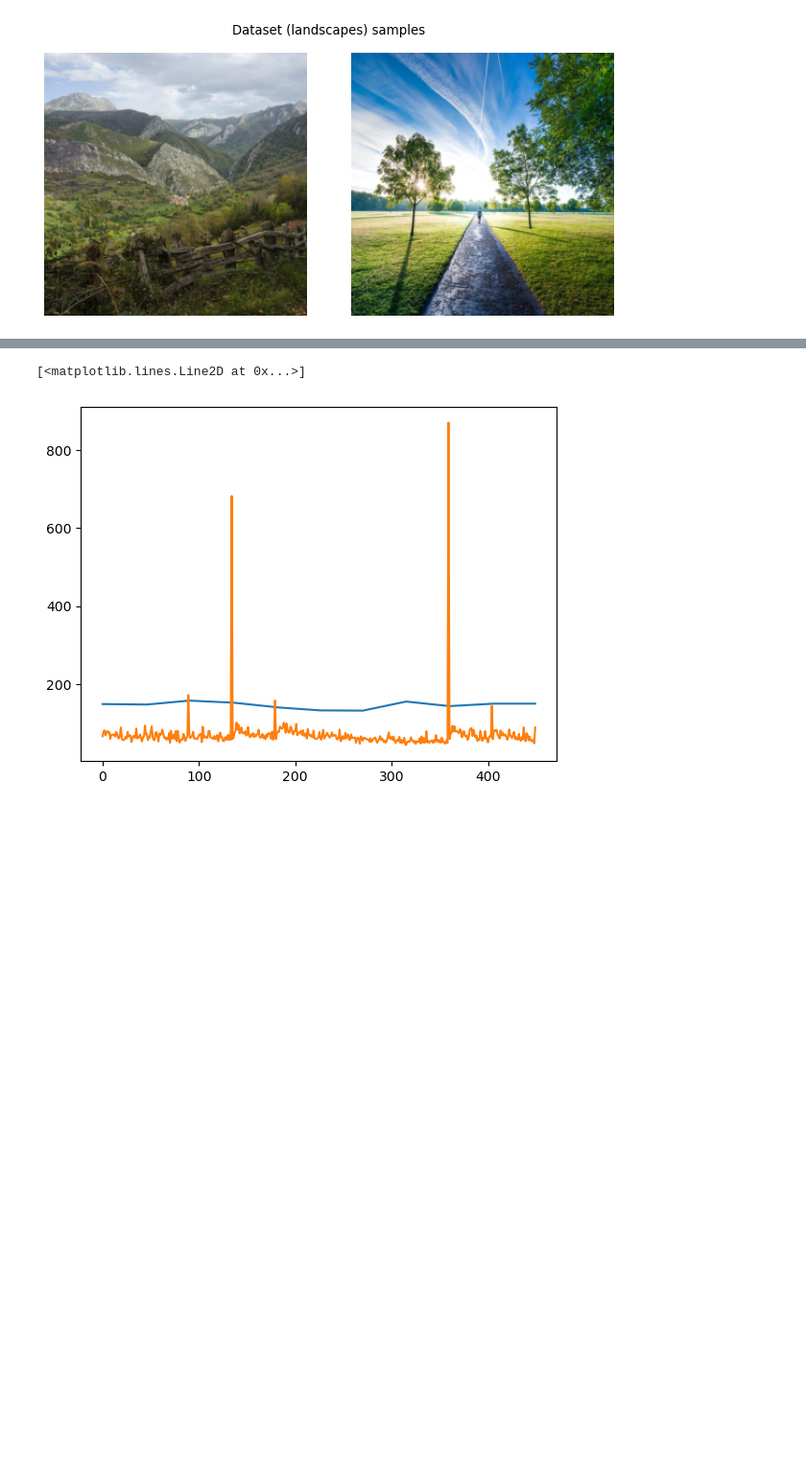
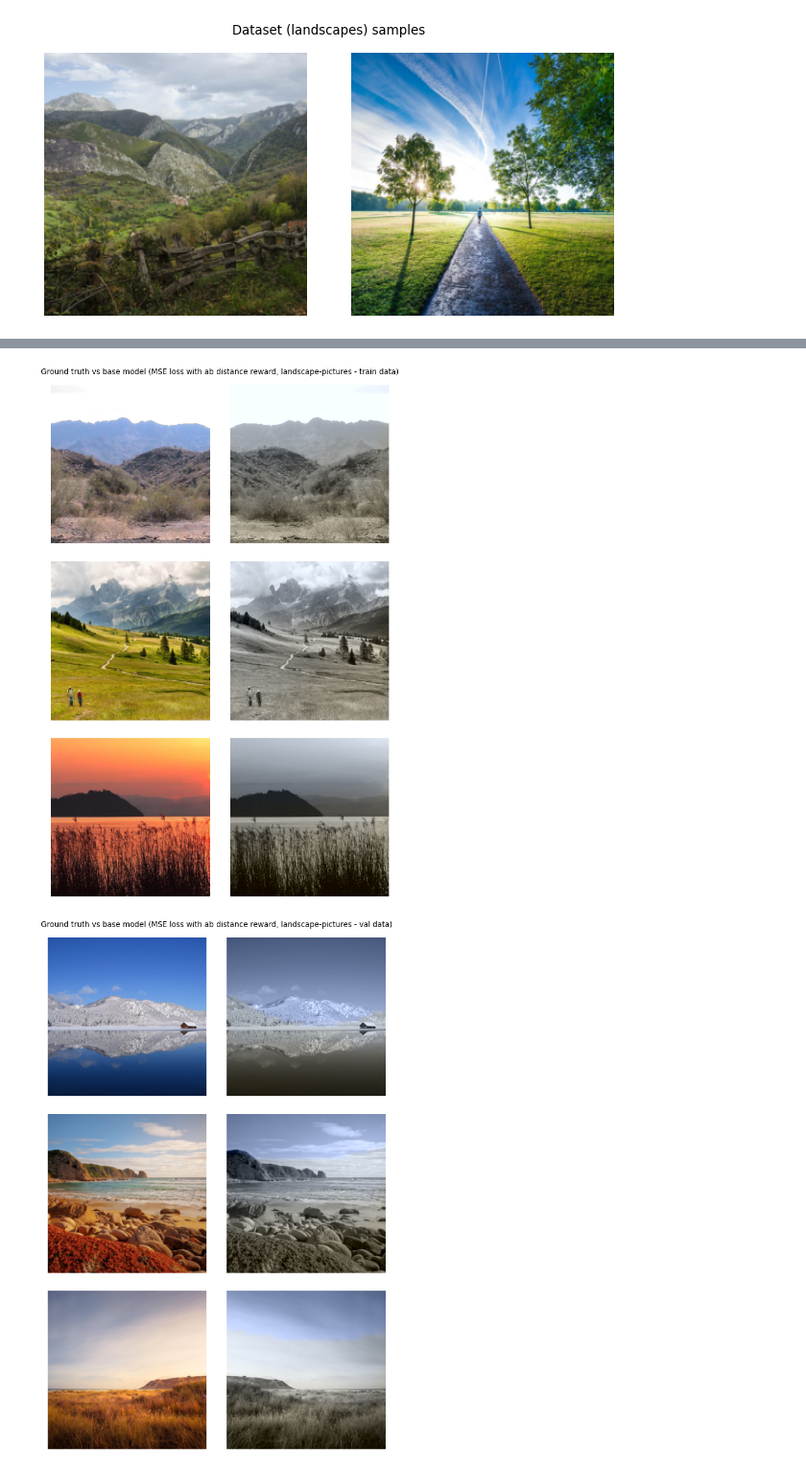
Before and after one commit to antonjolsson/image-colorization, a Jupyter notebook: image-colorization.ipynb, the cells around one changed output, grey strips where cells are left out. Shown at 96% size. Cells and saved outputs as stored; diff of their text form; code cells hidden in the pictures; blank space fills up the shorter version.

```diff
--- a/image-colorization.ipynb
+++ b/image-colorization.ipynb
@@ -361,15 +366,16 @@ def validate(model, loss_fn, val_loader, device):
             val_acc_cum += acc_batch_avg
     return val_loss_cum / len(val_loader), val_acc_cum / len(val_loader)
 # %%
-lr = 0.0001
-optimizer = torch.optim.Adam(base_model.parameters(), lr=lr)
+model = base_model_mse_dist_reward
+lr = 0.001
+optimizer = torch.optim.Adam(model.parameters(), lr=lr)
 num_epochs = 10
-loss_fn = nn.MSELoss()
+loss_fn = mse_loss_reward_ab_distance
 print_every = 1
 
 if torch.cuda.is_available():
     torch.cuda.empty_cache()
 
-model, train_losses, train_accs, val_losses, val_accs = training_loop(base_model, optimizer, loss_fn, train_dataloader, val_dataloader, num_epochs, lr, print_every)
+model, train_losses, train_accs, val_losses, val_accs = training_loop(model, optimizer, loss_fn, train_dataloader, val_dataloader, num_epochs, lr, print_every)
 # %% [output]
 Starting training
@@ -421,10 +433,14 @@ for i, dict_ in enumerate([base_model_train_dict, base_model_val_dict]):
-# %%
-val_losses_interp = np.interp(list(np.arange(len(val_losses), step=len(val_losses) / len(train_losses))), list(range(len(val_losses))), val_losses)
-plot(val_losses_interp)
-plot(train_losses)
-# %% [output]
-[<matplotlib.lines.Line2D at 0x...>]
-[figure, removed]
+# %%
+base_mse_dist_reward_train_dict = base_mse_train_dict.copy()
+base_mse_dist_reward_train_dict['title'] = 'Ground truth vs base model (MSE loss with ab distance reward, landscape-pictures - train data)'
+
+base_mse_dist_reward_val_dict = base_mse_val_dict.copy()
+base_mse_dist_reward_val_dict['title'] = 'Ground truth vs base model (MSE loss with ab distance reward, landscape-pictures - val data)'
+
+plot_model_results(base_model_mse_dist_reward, base_mse_dist_reward_train_dict, base_mse_dist_reward_val_dict)
+# %% [output]
+[figure, added]
+[figure, added]
 # %%
 torch.save(
     {
```
Also changed, not shown: parts of 14 cells of this notebook, 3 other files.
